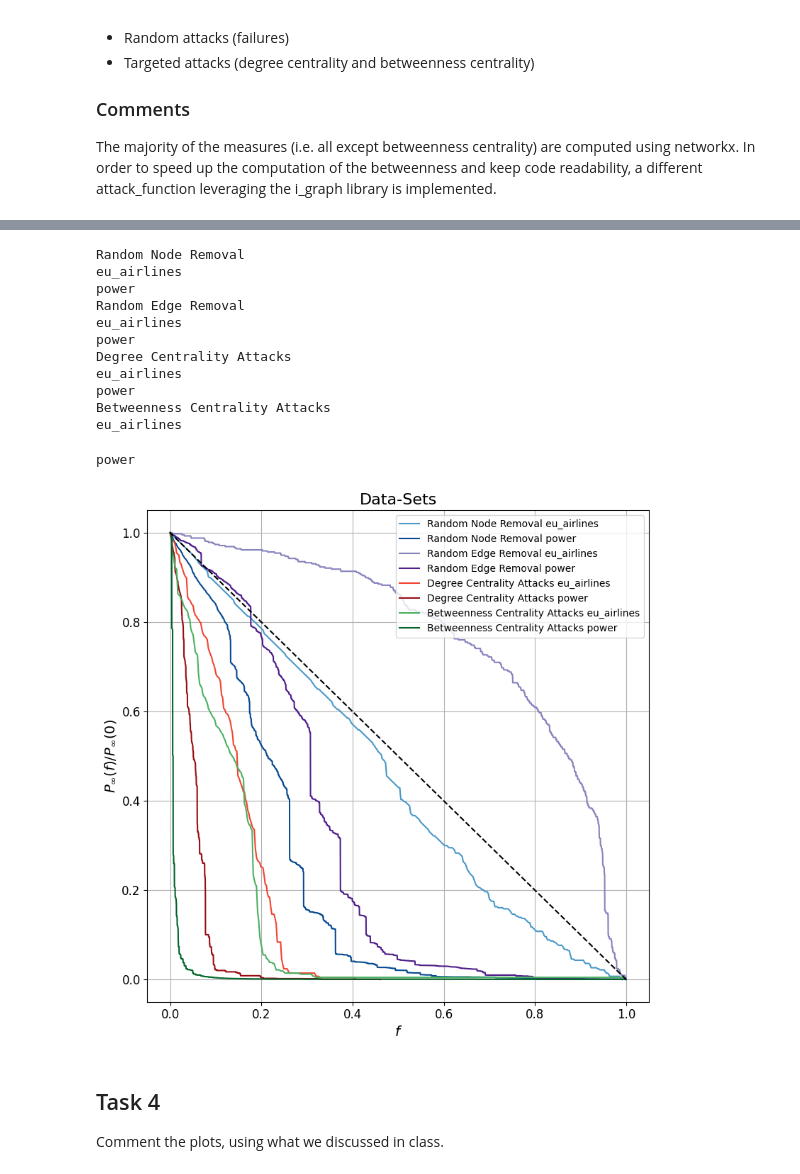
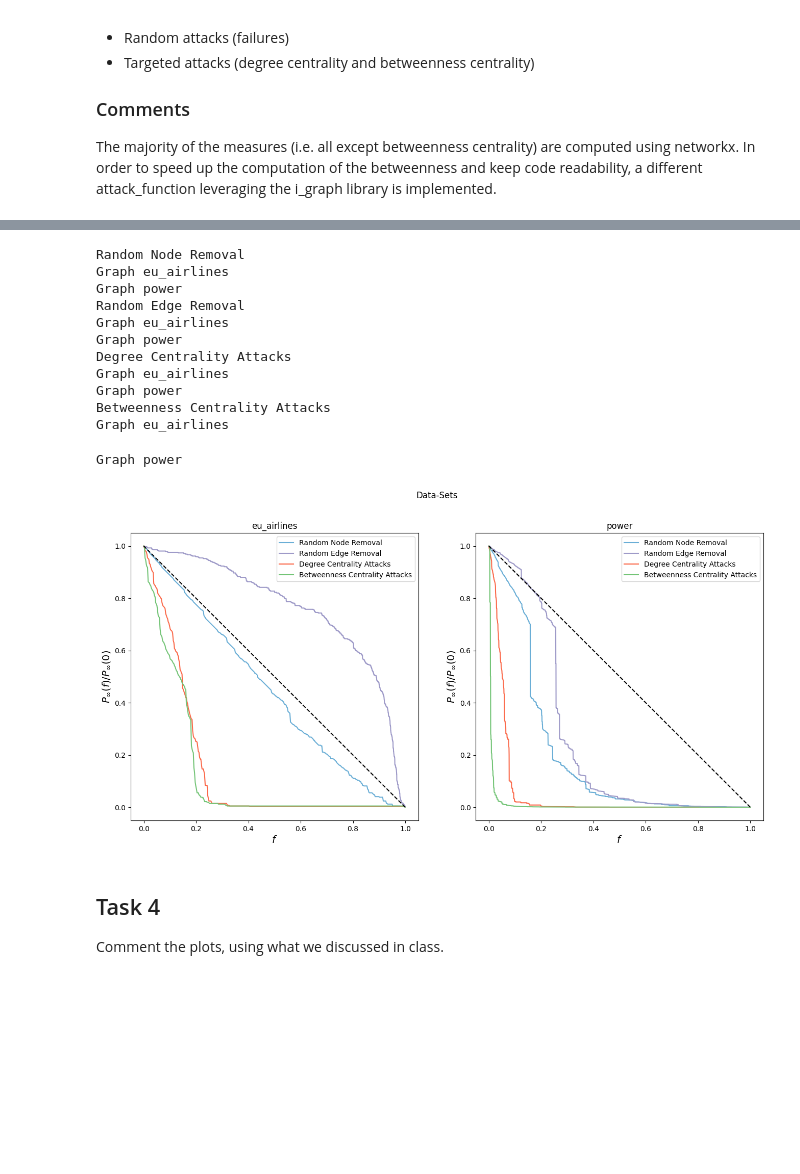
Before and after one commit to eliaswjmuller/HS24_NetworkScience, a Jupyter notebook: A7/HS24_NS_A7_Solutions_Elias_Müller.ipynb, the cells around one changed output, grey strips where cells are left out. Cells and saved outputs as stored; diff of their text form; code cells hidden in the pictures; blank space fills up the shorter version.

```diff
--- a/A7/HS24_NS_A7_Solutions_Elias_Müller.ipynb
+++ b/A7/HS24_NS_A7_Solutions_Elias_Müller.ipynb
@@ -290,48 +295,46 @@ Graph k=4
 # %%
-# Initialize the figure
-plt.figure(figsize=(8, 8))
+fig, axes = plt.subplots(1, 2, figsize=(16, 8))
 
 for strategy_name, attack_function, cmap_name, type in attack_strategies:
     print(f"{strategy_name}")
-    cmap = plt.get_cmap(cmap_name)
-    colors = [cmap(ci) for ci in [0.6, 0.9]]
+    cols = plt.get_cmap(cmap_name)
 
     for i, g in enumerate(data_lst):
-        print(f"{data_names[i]}")
+        print(f"Graph {data_names[i]}")
         if type == 'node':
             x, y = attack(g, attack_function)
-        elif type =='between':
-            x,y = attack_between(g)
+        elif type == 'between':
+            x, y = attack_between(g)
         else:
             x, y = attack_edges(g, attack_function)
-        plt.plot(x, y, color=colors[i],
-                 label=f'{strategy_name} {data_names[i]}')
 
-plt.plot([1, 0], [0, 1], 'k--')
-plt.legend(fontsize=10)
-plt.xlabel(r'$f$', fontsize=14)
-plt.ylabel(r'$P_{\infty}(f)/P_{\infty}(0)$', fontsize=14)
-plt.title('Data-Sets', fontsize=16)
+        axes[i].plot(x, y, color=cols(0.5), label=f'{strategy_name}')
+        axes[i].set_title(f'{data_names[i]}')
+        axes[i].set_xlabel(r'$f$', fontsize=14)
+        axes[i].set_ylabel(r'$P_{\infty}(f)/P_{\infty}(0)$', fontsize=14)
+        axes[i].legend(fontsize=10, loc='upper right')
 
-plt.grid()
-plt.xticks(fontsize=12)
-plt.yticks(fontsize=12)
-plt.tight_layout()
+
+for ax in axes:
+    ax.plot([1, 0], [0, 1], 'k--')
+    ax.set_aspect('equal', adjustable='box')
+
+plt.suptitle('Data-Sets', y=0.95)
 plt.show()
 # %% [output]
 Random Node Removal
-eu_airlines
-power
+Graph eu_airlines
+Graph power
 Random Edge Removal
-eu_airlines
-power
+Graph eu_airlines
+Graph power
 Degree Centrality Attacks
-eu_airlines
-power
+Graph eu_airlines
+Graph power
 Betweenness Centrality Attacks
-eu_airlines
+Graph eu_airlines
-power
+Graph power
-[figure, old version]
+[figure, new version]
 # %% [markdown]
 ## Task 4
 Comment the plots, using what we discussed in class.
```
Also changed, not shown: parts of 6 cells of this notebook.
